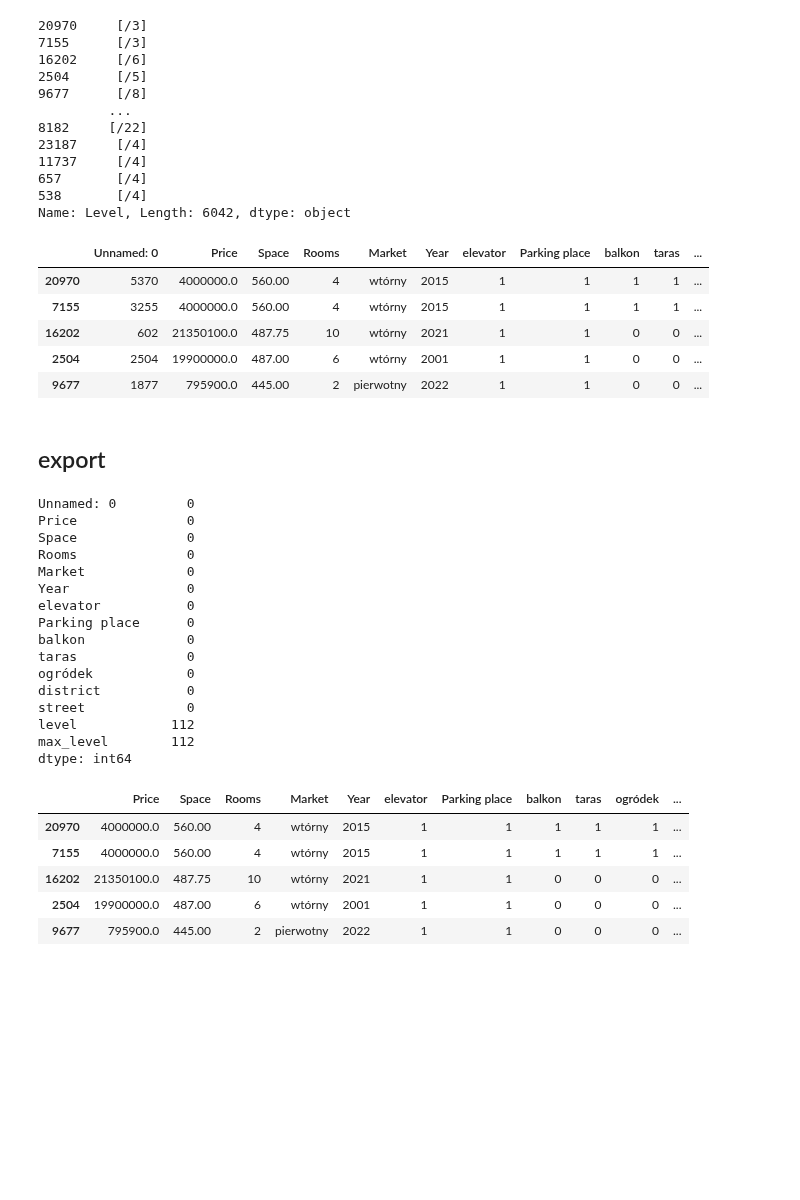
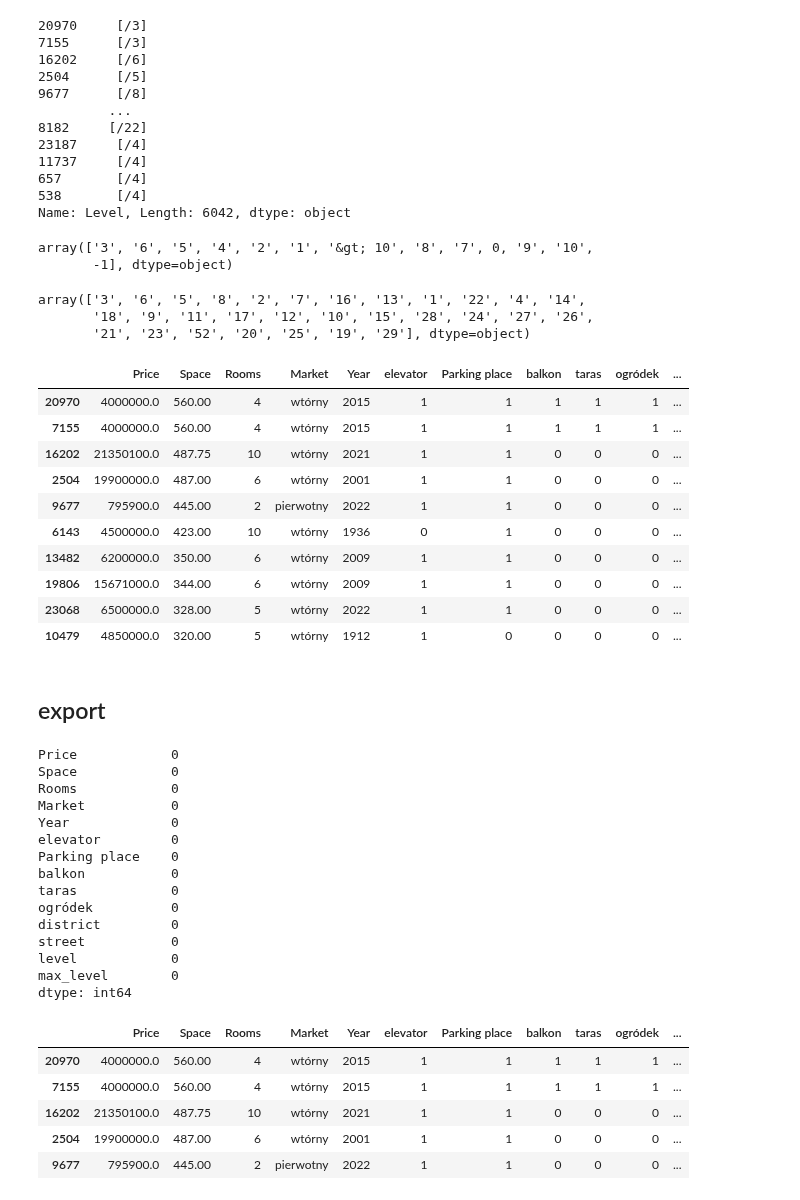
Before and after one commit to CarJung/Uni, a Jupyter notebook: Warsaw_flats/Data_enginering.ipynb, the cells around one changed output. Drawn from its saved outputs; the diff is of its cells as text; code cells hidden in the pictures; blank space fills up the shorter version.

```diff
--- a/Warsaw_flats/Data_enginering.ipynb
+++ b/Warsaw_flats/Data_enginering.ipynb
@@ -504,6 +506,8 @@ array(['3/3', '6/6', '5/5', '4/8', '2/2', '1/7', '&gt; 10/16', '8/8',
        '10/16', '4/16', '4/21', '&gt; 10', '5/20', '7/28', '10/22',
        '7/21', '6/23', '6/14', '7/26', '2/23', '9/29', '3/24', '8/24',
        'suterena/8', 'suterena/3', '1/21', '5/22'], dtype=object)
+# %%
+data = data[data['Level'] != '&gt']
 # %%
 data.Level.str.findall('.*/')
 # %% [output]
@@ -541,33 +545,53 @@ data['max_level'] = data['max_level'].str.replace('/','')
 data['level'] = data['level'].str.replace('/','')
 # %%
 data.drop(['Level'], axis = 1, inplace =True)
+# %%
+data.replace({'parter':0, 'suterena': -1},inplace=True)
+# %%
+data.dropna(subset = ['level'], axis = 'rows',inplace=True)
+data.dropna(subset = ['max_level'], axis = 'rows',inplace=True)
+# %%
+data.level.unique()
+# %% [output]
+array(['3', '6', '5', '4', '2', '1', '&gt; 10', '8', '7', 0, '9', '10',
+       -1], dtype=object)
+# %%
+data.max_level.unique()
+# %% [output]
+array(['3', '6', '5', '8', '2', '7', '16', '13', '1', '22', '4', '14',
+       '18', '9', '11', '17', '12', '10', '15', '28', '24', '27', '26',
+       '21', '23', '52', '20', '25', '19', '29'], dtype=object)
 # %%
-data.head()
+data.head(10)
 # %% [output]
-|  | Unnamed: 0 | Price | Space | Rooms | Market | Year | elevator | Parking place | balkon | taras | ... |
-| 20970 | 5370 | 4000000.0 | 560.00 | 4 | wtórny | 2015 | 1 | 1 | 1 | 1 | ... |
-| 7155 | 3255 | 4000000.0 | 560.00 | 4 | wtórny | 2015 | 1 | 1 | 1 | 1 | ... |
-| 16202 | 602 | 21350100.0 | 487.75 | 10 | wtórny | 2021 | 1 | 1 | 0 | 0 | ... |
-| 2504 | 2504 | 19900000.0 | 487.00 | 6 | wtórny | 2001 | 1 | 1 | 0 | 0 | ... |
-| 9677 | 1877 | 795900.0 | 445.00 | 2 | pierwotny | 2022 | 1 | 1 | 0 | 0 | ... |
+|  | Price | Space | Rooms | Market | Year | elevator | Parking place | balkon | taras | ogródek | ... |
+| 20970 | 4000000.0 | 560.00 | 4 | wtórny | 2015 | 1 | 1 | 1 | 1 | 1 | ... |
+| 7155 | 4000000.0 | 560.00 | 4 | wtórny | 2015 | 1 | 1 | 1 | 1 | 1 | ... |
+| 16202 | 21350100.0 | 487.75 | 10 | wtórny | 2021 | 1 | 1 | 0 | 0 | 0 | ... |
+| 2504 | 19900000.0 | 487.00 | 6 | wtórny | 2001 | 1 | 1 | 0 | 0 | 0 | ... |
+| 9677 | 795900.0 | 445.00 | 2 | pierwotny | 2022 | 1 | 1 | 0 | 0 | 0 | ... |
+| 6143 | 4500000.0 | 423.00 | 10 | wtórny | 1936 | 0 | 1 | 0 | 0 | 0 | ... |
+| 13482 | 6200000.0 | 350.00 | 6 | wtórny | 2009 | 1 | 1 | 0 | 0 | 0 | ... |
+| 19806 | 15671000.0 | 344.00 | 6 | wtórny | 2009 | 1 | 1 | 0 | 0 | 0 | ... |
+| 23068 | 6500000.0 | 328.00 | 5 | wtórny | 2022 | 1 | 1 | 0 | 0 | 0 | ... |
+| 10479 | 4850000.0 | 320.00 | 5 | wtórny | 1912 | 1 | 0 | 0 | 0 | 0 | ... |
 # %% [markdown]
 ## export
 # %%
 data.isna().sum()
 # %% [output]
-Unnamed: 0         0
-Price              0
-Space              0
-Rooms              0
-Market             0
-Year               0
-elevator           0
-Parking place      0
-balkon             0
-taras              0
-ogródek            0
-district           0
-street             0
-level            112
-max_level        112
+Price            0
+Space            0
+Rooms            0
+Market           0
+Year             0
+elevator         0
+Parking place    0
+balkon           0
+taras            0
+ogródek          0
+district         0
+street           0
+level            0
+max_level        0
 dtype: int64
```
Also changed, not shown: parts of 15 cells of this notebook, 1 other file.
